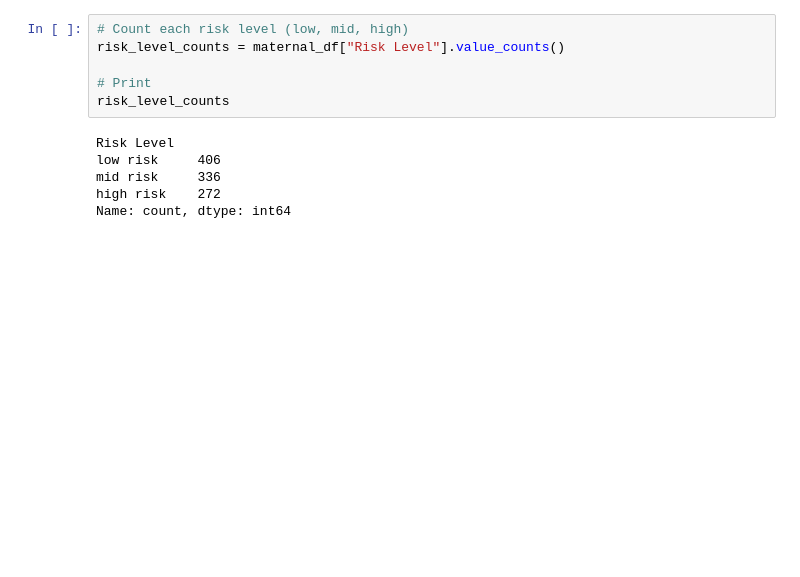
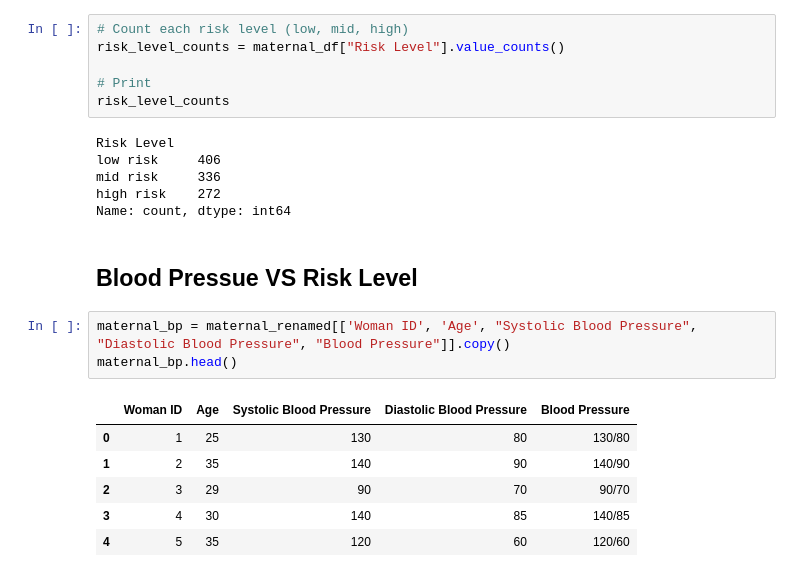
Before and after one commit to larissarmourap/Project1group3, a Jupyter notebook: Project-One.ipynb, the cells around one changed output. Saved outputs shown, nothing was run; the diff lists cells and outputs as text; blank space fills up the shorter version.

```diff
--- a/Project-One.ipynb
+++ b/Project-One.ipynb
@@ -91,3 +94,15 @@ low risk     406
 mid risk     336
 high risk    272
 Name: count, dtype: int64
+# %% [markdown]
+## Blood Pressue VS Risk Level
+# %%
+maternal_bp = maternal_renamed[['Woman ID', 'Age', "Systolic Blood Pressure", "Diastolic Blood Pressure", "Blood Pressure"]].copy()
+maternal_bp.head()
+# %% [output]
+|  | Woman ID | Age | Systolic Blood Pressure | Diastolic Blood Pressure | Blood Pressure |
+| 0 | 1 | 25 | 130 | 80 | 130/80 |
+| 1 | 2 | 35 | 140 | 90 | 140/90 |
+| 2 | 3 | 29 | 90 | 70 | 90/70 |
+| 3 | 4 | 30 | 140 | 85 | 140/85 |
+| 4 | 5 | 35 | 120 | 60 | 120/60 |
```
Also changed, not shown: parts of 8 cells of this notebook.
